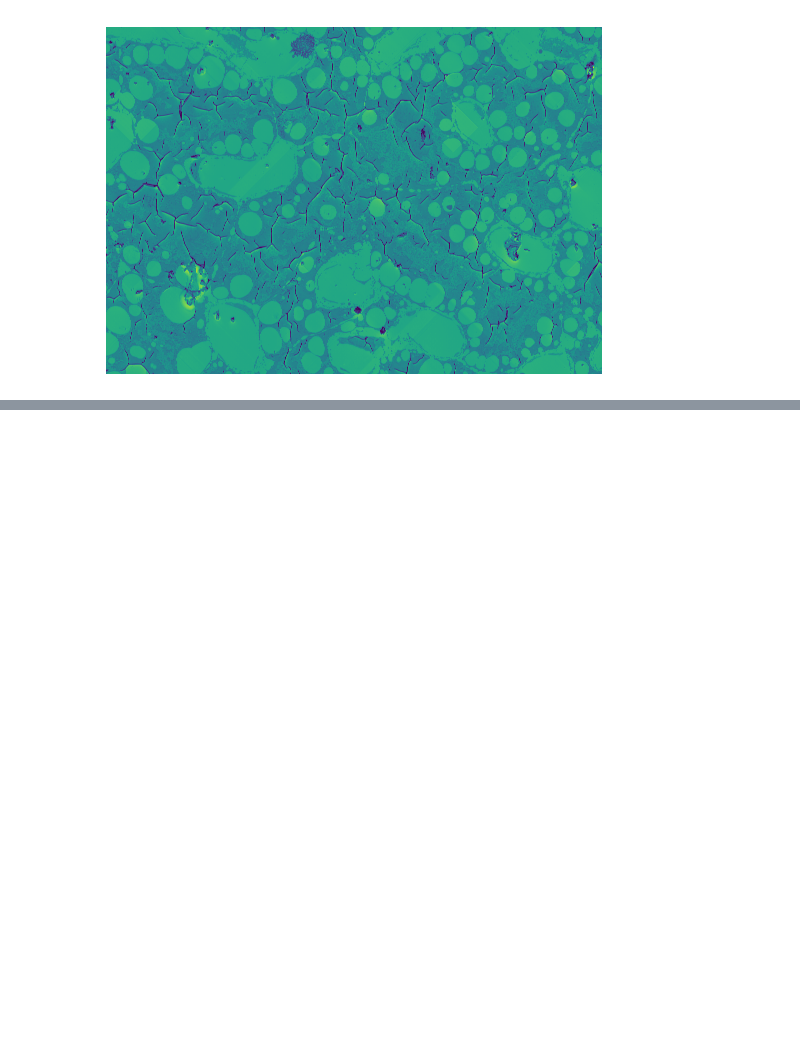
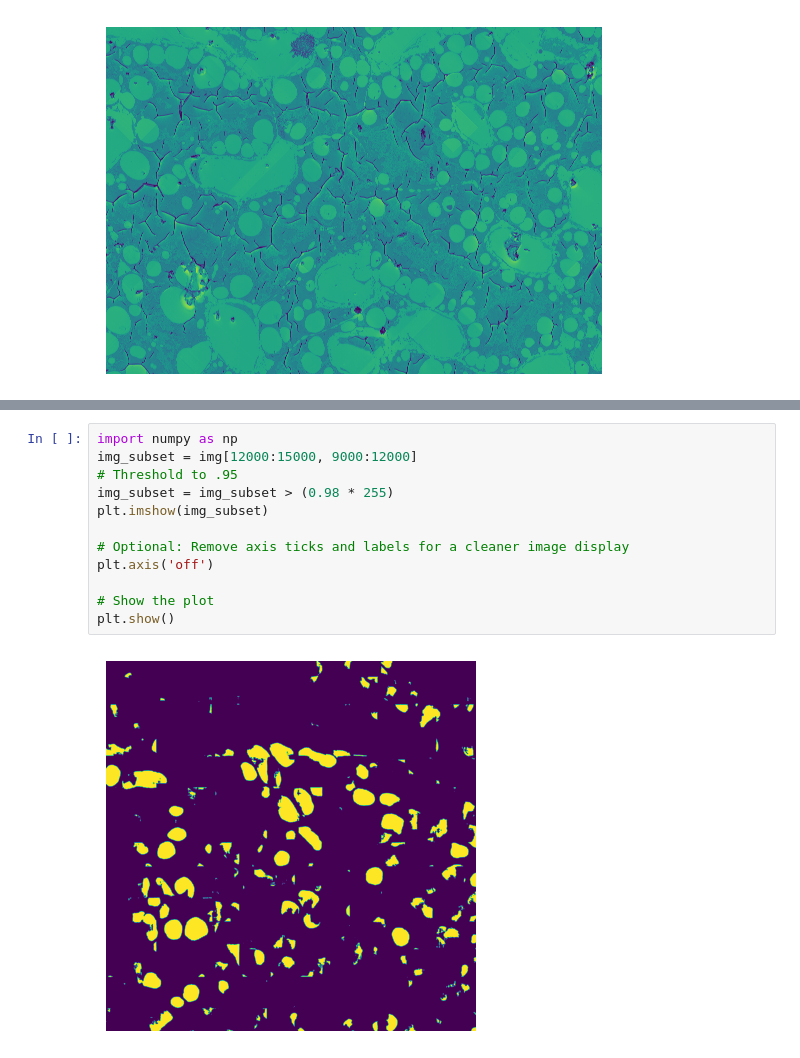
Before and after one commit to caacree/EMAnalyzer, a Jupyter notebook: backend/server/visualize_mims_hd.ipynb, the cells around one changed output, grey strips where cells are left out. Saved outputs shown, nothing was run; the diff lists cells and outputs as text; blank space fills up the shorter version.

```diff
--- a/backend/server/visualize_mims_hd.ipynb
+++ b/backend/server/visualize_mims_hd.ipynb
@@ -266,0 +289,14 @@ plt.show()
+# %%
+import numpy as np
+img_subset = img[12000:15000, 9000:12000]
+# Threshold to .95
+img_subset = img_subset > (0.98 * 255)
+plt.imshow(img_subset)
+
+# Optional: Remove axis ticks and labels for a cleaner image display
+plt.axis('off')
+
+# Show the plot
+plt.show()
+# %% [output]
+[figure, added]
```
Also changed, not shown: parts of 3 cells of this notebook, 28 other files.
